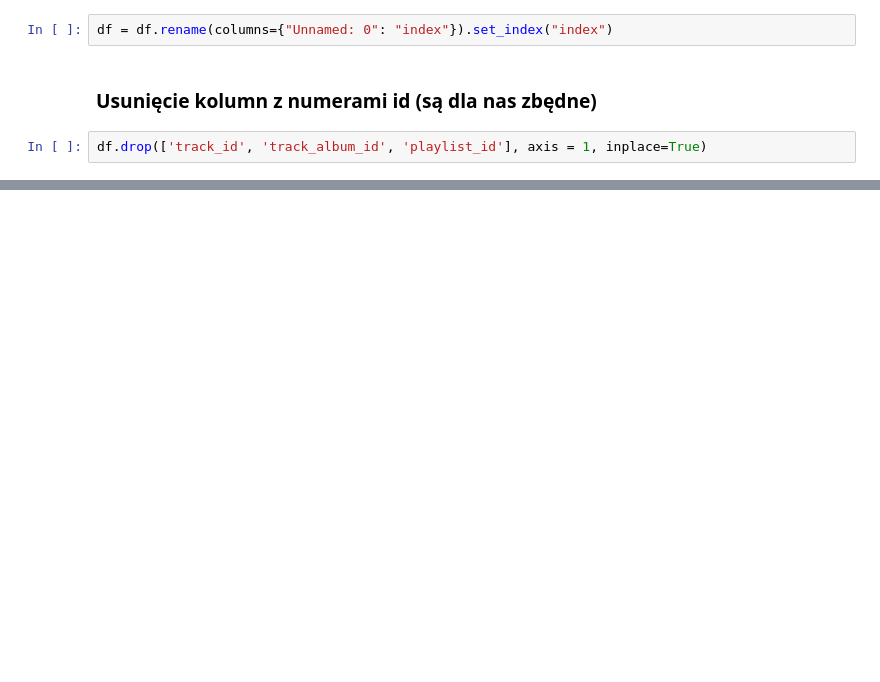
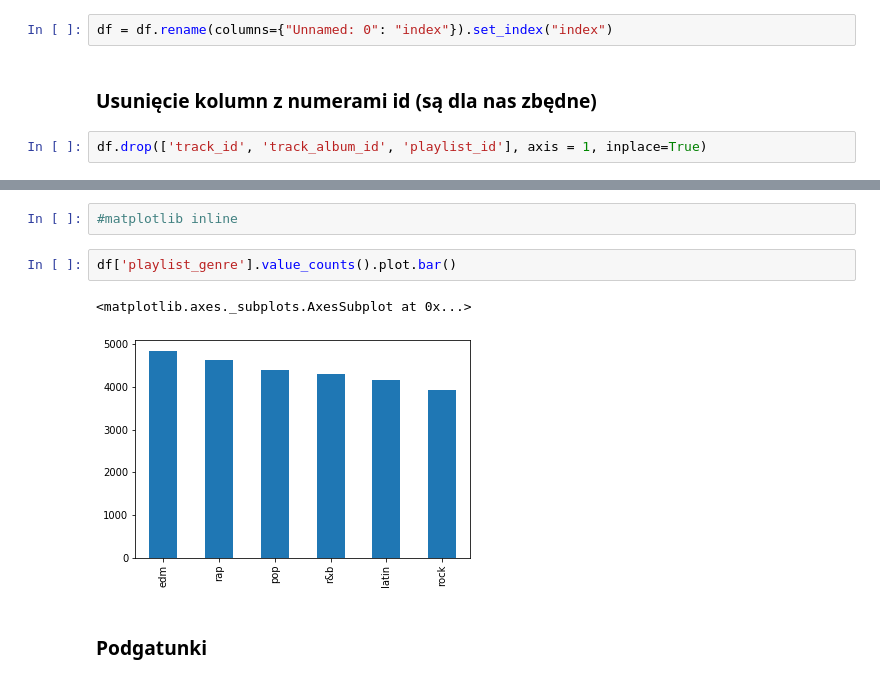
Before and after one commit to AdamJedz/DS-projekty, a Jupyter notebook: Spotify/Igor/Analiza Wstępna.ipynb, the cells around one changed output, grey strips where cells are left out. Cells and saved outputs as stored; diff of their text form; blank space fills up the shorter version.

```diff
--- a/Spotify/Igor/Analiza Wstępna.ipynb
+++ b/Spotify/Igor/Analiza Wstępna.ipynb
@@ -24,0 +315,9 @@ df.head()
+# %%
+#matplotlib inline
+# %%
+df['playlist_genre'].value_counts().plot.bar()
+# %% [output]
+<matplotlib.axes._subplots.AxesSubplot at 0x...>
+[figure, added]
+# %% [markdown]
+### Podgatunki
```
Also changed, not shown: parts of 65 cells of this notebook.
